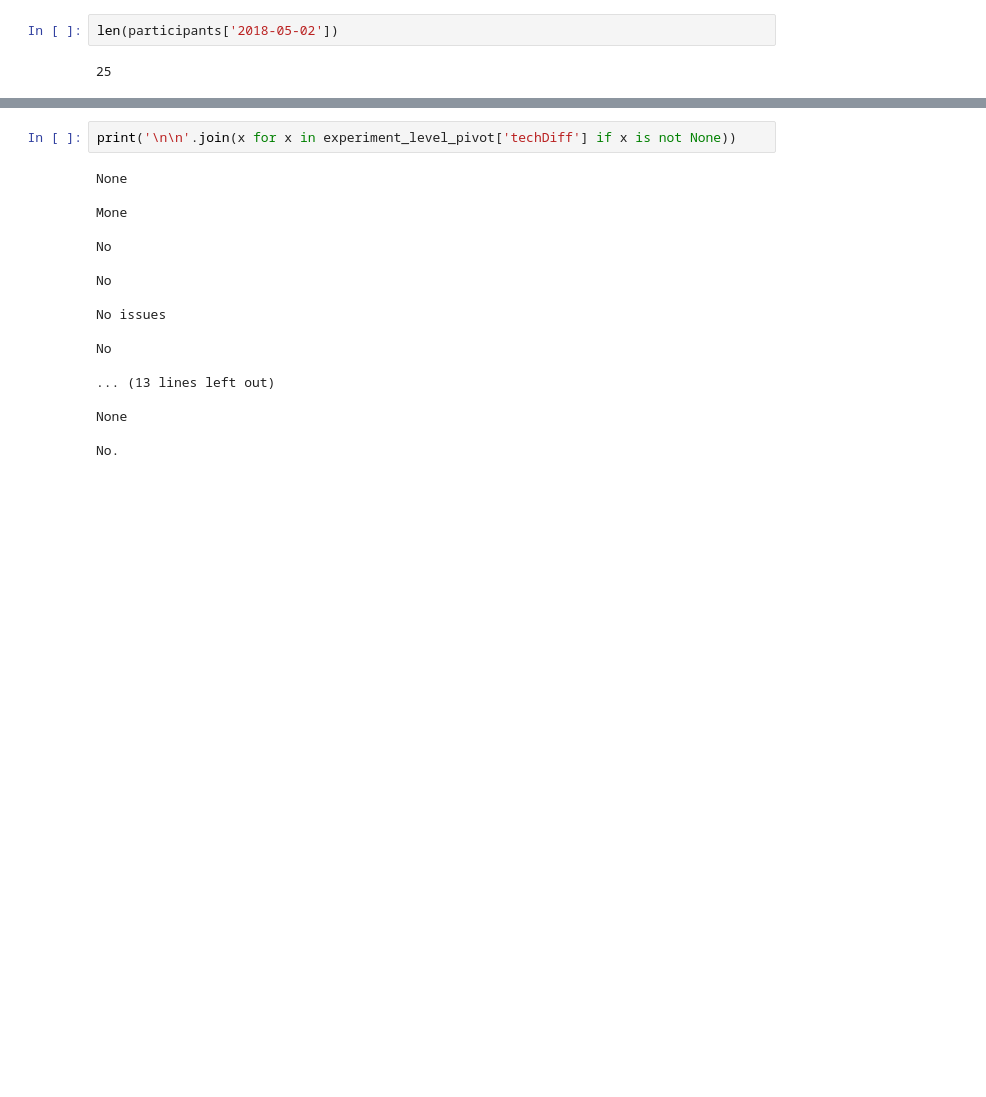
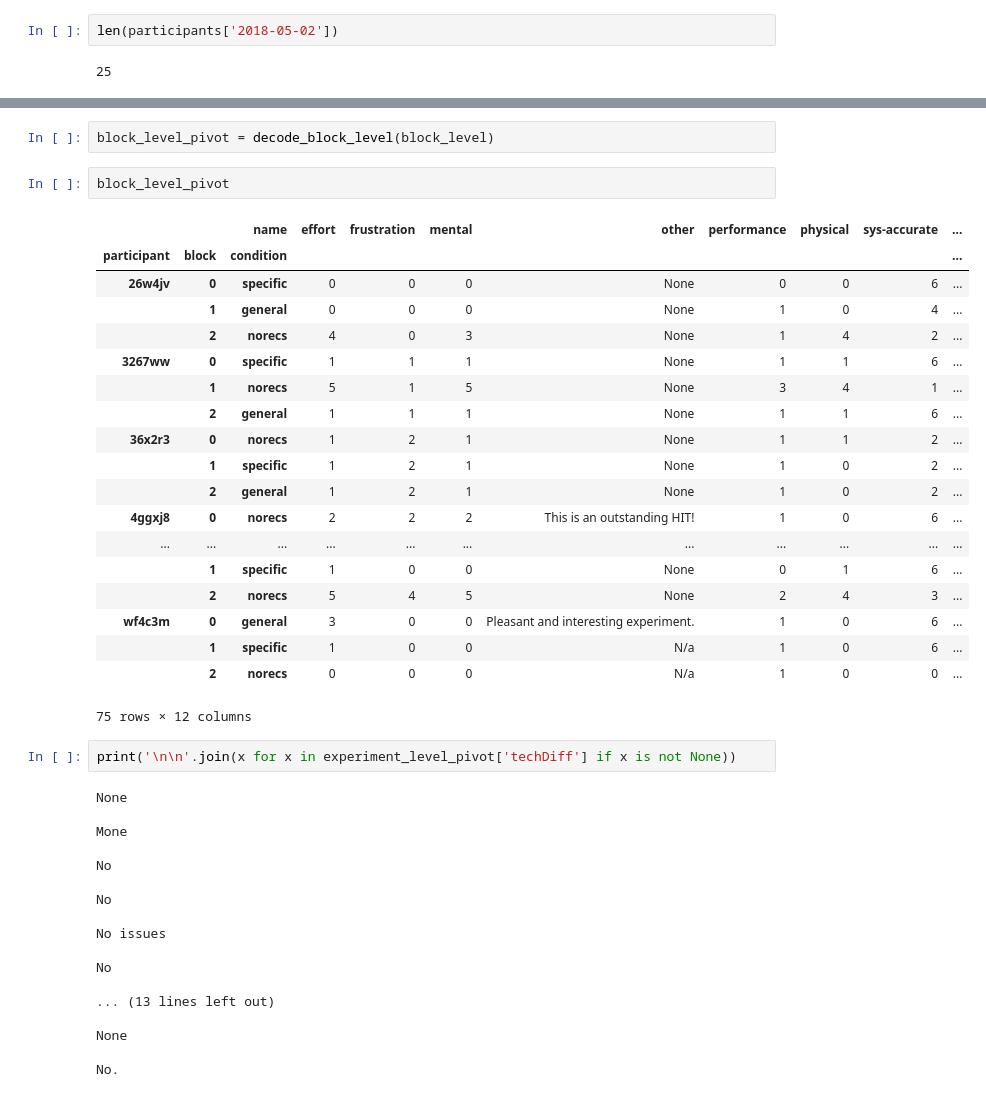
Before and after one commit to kcarnold/textrec, a Jupyter notebook: notebooks/Analysis.ipynb, the cells around one changed output, grey strips where cells are left out. Cells and saved outputs as stored; diff of their text form; blank space fills up the shorter version.

```diff
--- a/notebooks/Analysis.ipynb
+++ b/notebooks/Analysis.ipynb
@@ -172,3 +172,27 @@ block_level
+# %%
+block_level_pivot = decode_block_level(block_level)
+# %%
+block_level_pivot
+# %% [output]
+|  |  | name | effort | frustration | mental | other | performance | physical | sys-accurate | ... |
+| participant | block | condition |  |  |  |  |  |  |  | ... |
+| 26w4jv | 0 | specific | 0 | 0 | 0 | None | 0 | 0 | 6 | ... |
+|  | 1 | general | 0 | 0 | 0 | None | 1 | 0 | 4 | ... |
+|  | 2 | norecs | 4 | 0 | 3 | None | 1 | 4 | 2 | ... |
+| 3267ww | 0 | specific | 1 | 1 | 1 | None | 1 | 1 | 6 | ... |
+|  | 1 | norecs | 5 | 1 | 5 | None | 3 | 4 | 1 | ... |
+|  | 2 | general | 1 | 1 | 1 | None | 1 | 1 | 6 | ... |
+| 36x2r3 | 0 | norecs | 1 | 2 | 1 | None | 1 | 1 | 2 | ... |
+|  | 1 | specific | 1 | 2 | 1 | None | 1 | 0 | 2 | ... |
+|  | 2 | general | 1 | 2 | 1 | None | 1 | 0 | 2 | ... |
+| 4ggxj8 | 0 | norecs | 2 | 2 | 2 | This is an outstanding HIT! | 1 | 0 | 6 | ... |
+| ... | ... | ... | ... | ... | ... | ... | ... | ... | ... | ... |
+|  | 1 | specific | 1 | 0 | 0 | None | 0 | 1 | 6 | ... |
+|  | 2 | norecs | 5 | 4 | 5 | None | 2 | 4 | 3 | ... |
+| wf4c3m | 0 | general | 3 | 0 | 0 | Pleasant and interesting experiment. | 1 | 0 | 6 | ... |
+|  | 1 | specific | 1 | 0 | 0 | N/a | 1 | 0 | 6 | ... |
+|  | 2 | norecs | 0 | 0 | 0 | N/a | 1 | 0 | 0 | ... |
+75 rows × 12 columns
 # %%
 print('\n\n'.join(x for x in experiment_level_pivot['techDiff'] if x is not None))
 # %% [output]
```
Also changed, not shown: parts of 45 cells of this notebook, 1 other file.
